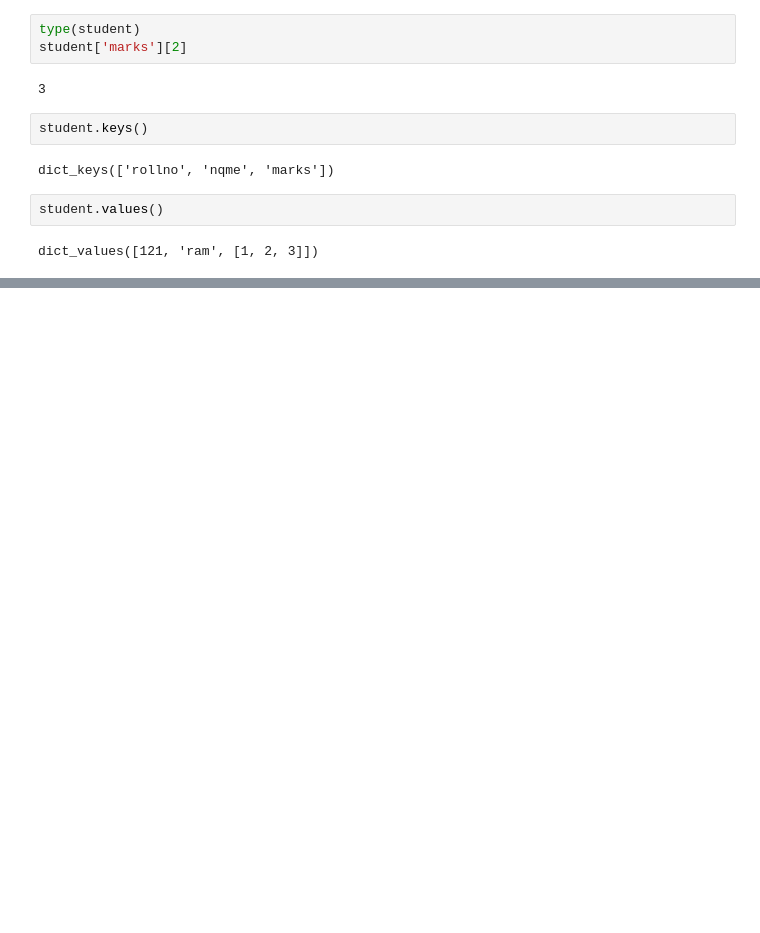
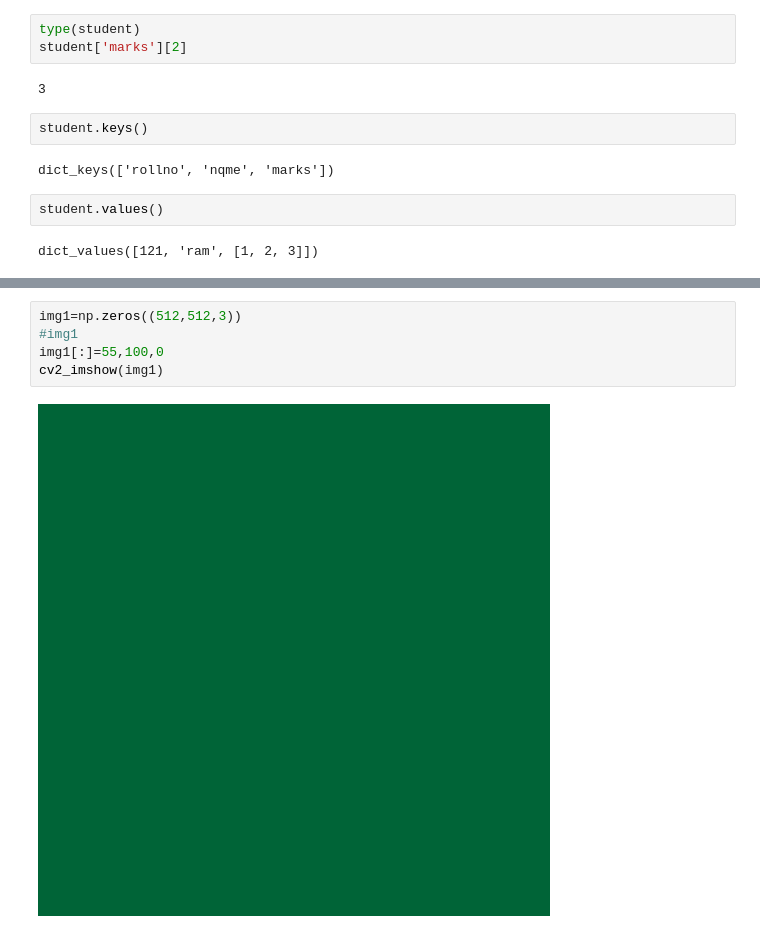
Before and after one commit to ENG19CS0334-TEJAAL-M/Python-programming, a Jupyter notebook: VODAFONE_LAB.ipynb, the cells around one changed output, grey strips where cells are left out. Cells and saved outputs as stored; diff of their text form; blank space fills up the shorter version.

```diff
--- a/VODAFONE_LAB.ipynb
+++ b/VODAFONE_LAB.ipynb
@@ -236,0 +568,7 @@ dict_values([121, 'ram', [1, 2, 3]])
+# %%
+img1=np.zeros((512,512,3))
+#img1
+img1[:]=55,100,0
+cv2_imshow(img1)
+# %% [output]
+[figure, added]
```
Also changed, not shown: parts of 86 cells of this notebook.
